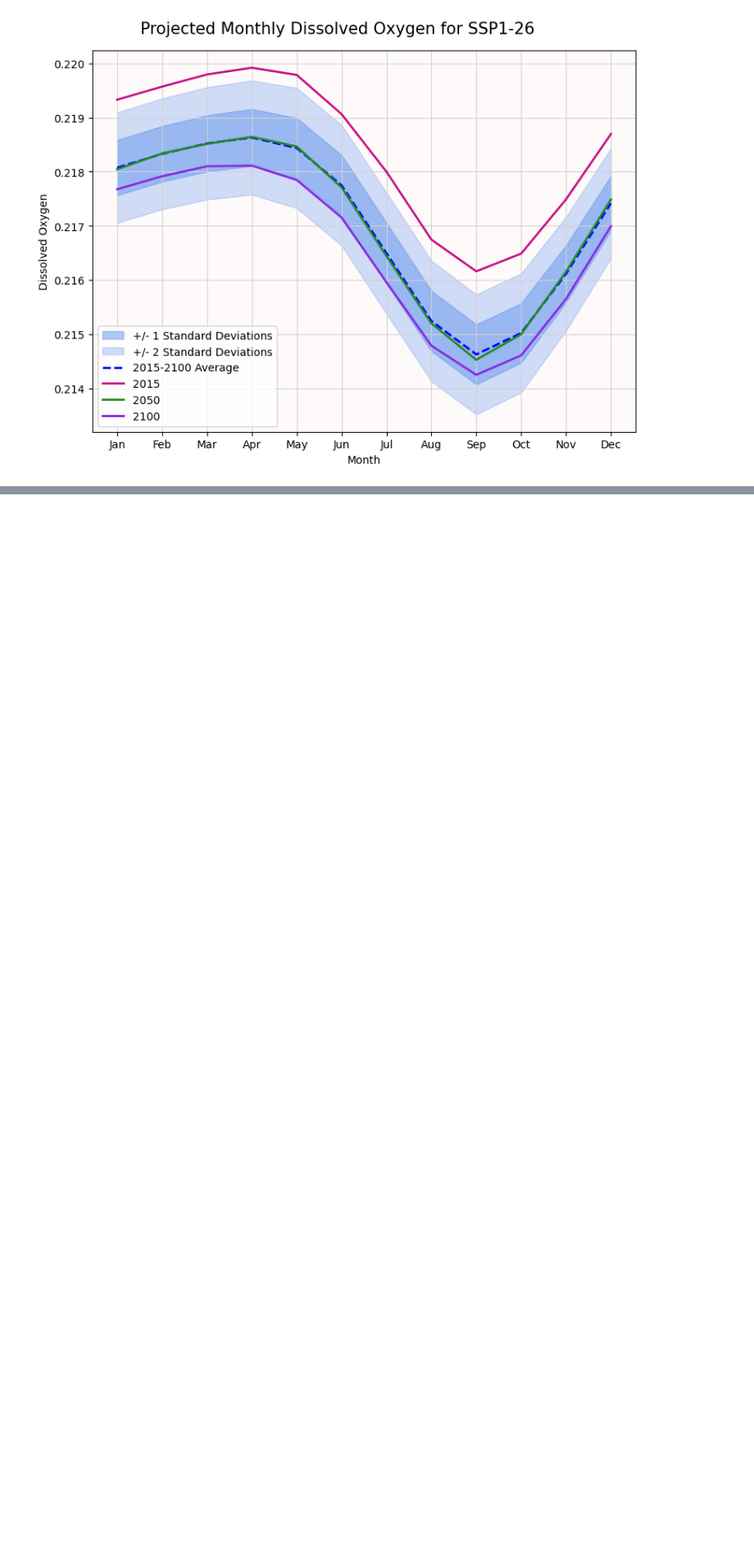
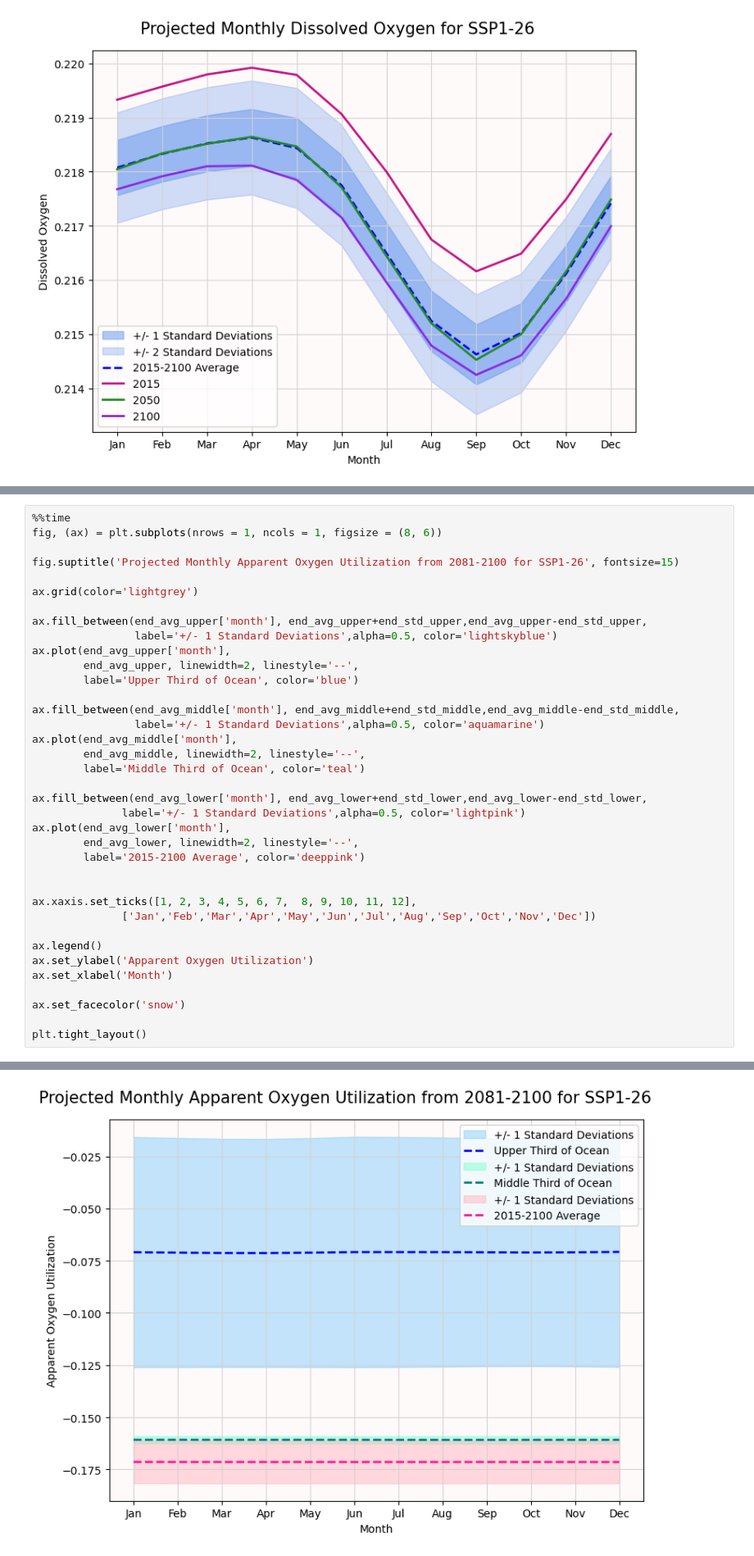
Before and after one commit to EES-3506-5506/final_holtzman, a Jupyter notebook: notebooks/Datasets.ipynb, the cells around one changed output, grey strips where cells are left out. Shown at 82% size. Drawn from its saved outputs; the diff is of its cells as text; blank space fills up the shorter version.

```diff
--- a/notebooks/Datasets.ipynb
+++ b/notebooks/Datasets.ipynb
@@ -485,0 +502,38 @@ Wall time: 9min 15s
+# %%
+%%time
+fig, (ax) = plt.subplots(nrows = 1, ncols = 1, figsize = (8, 6))
+
+fig.suptitle('Projected Monthly Apparent Oxygen Utilization from 2081-2100 for SSP1-26', fontsize=15)
+
+ax.grid(color='lightgrey')
+
+ax.fill_between(end_avg_upper['month'], end_avg_upper+end_std_upper,end_avg_upper-end_std_upper,
+                label='+/- 1 Standard Deviations',alpha=0.5, color='lightskyblue')
+ax.plot(end_avg_upper['month'],
+        end_avg_upper, linewidth=2, linestyle='--',
+        label='Upper Third of Ocean', color='blue')
+
+ax.fill_between(end_avg_middle['month'], end_avg_middle+end_std_middle,end_avg_middle-end_std_middle,
+                label='+/- 1 Standard Deviations',alpha=0.5, color='aquamarine')
+ax.plot(end_avg_middle['month'],
+        end_avg_middle, linewidth=2, linestyle='--',
+        label='Middle Third of Ocean', color='teal')
+
+ax.fill_between(end_avg_lower['month'], end_avg_lower+end_std_lower,end_avg_lower-end_std_lower,
+              label='+/- 1 Standard Deviations',alpha=0.5, color='lightpink')
+ax.plot(end_avg_lower['month'],
+        end_avg_lower, linewidth=2, linestyle='--',
+        label='2015-2100 Average', color='deeppink')
+
+
+ax.xaxis.set_ticks([1, 2, 3, 4, 5, 6, 7,  8, 9, 10, 11, 12],
+              ['Jan','Feb','Mar','Apr','May','Jun','Jul','Aug','Sep','Oct','Nov','Dec'])
+
+ax.legend()
+ax.set_ylabel('Apparent Oxygen Utilization')
+ax.set_xlabel('Month')
+
+ax.set_facecolor('snow')
+
+plt.tight_layout()
+# %% [output]
@@ -485,0 +542 @@ Wall time: 9min 15s
+[figure, added]
```
Also changed, not shown: parts of 13 cells of this notebook.
